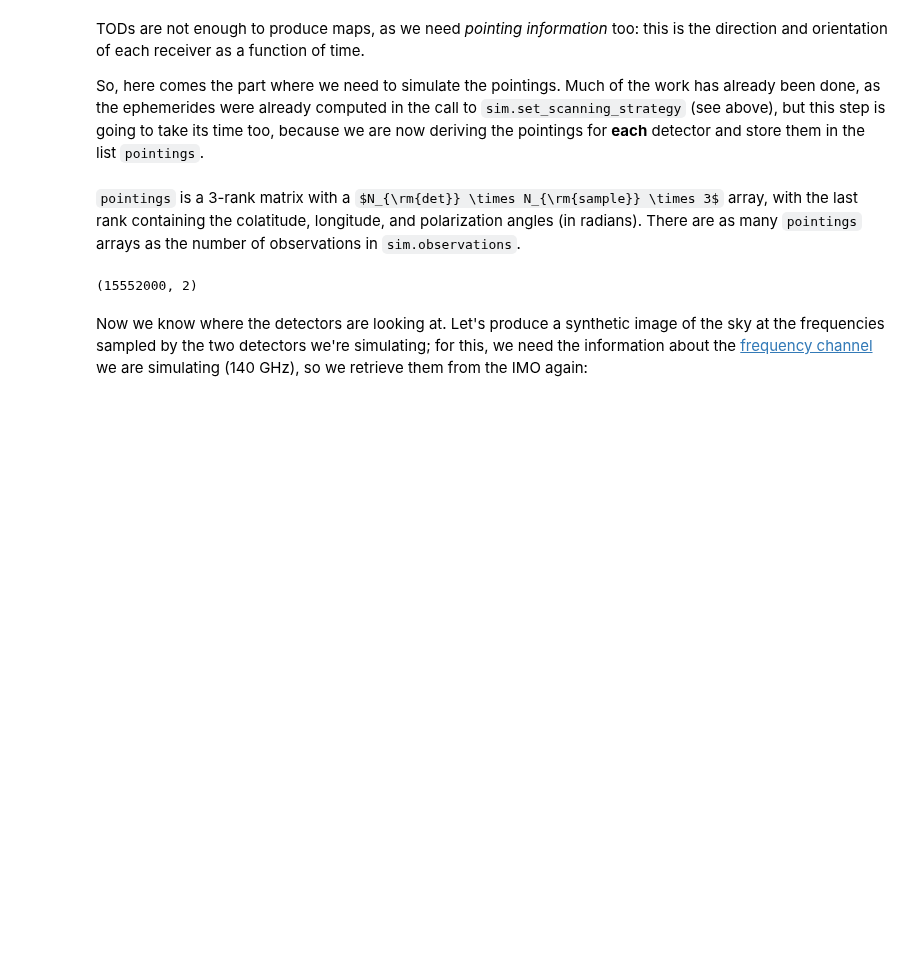
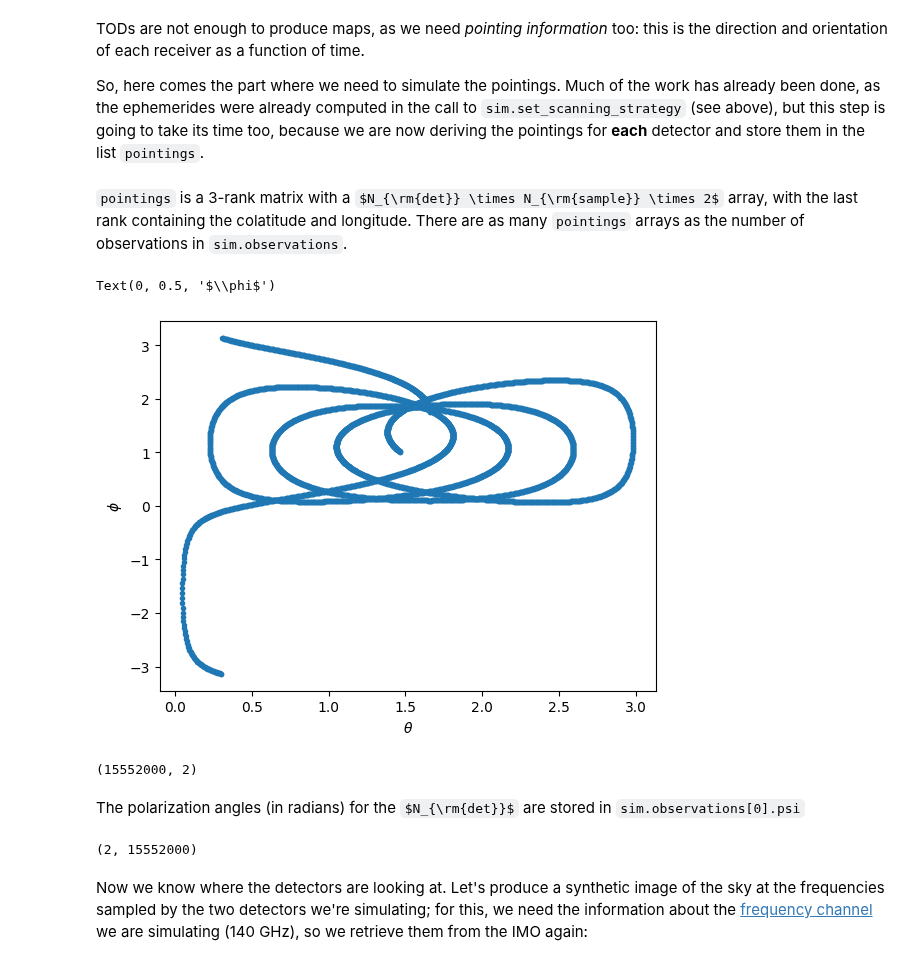
Before and after one commit to litebird/litebird_sim, a Jupyter notebook: notebooks/litebird_sim_example.ipynb, the cells around one changed output. Saved outputs shown, nothing was run; the diff lists cells and outputs as text; code cells hidden in the pictures; some formulas as TeX source; blank space fills up the shorter version.

```diff
--- a/notebooks/litebird_sim_example.ipynb
+++ b/notebooks/litebird_sim_example.ipynb
@@ -149,11 +149,24 @@ sim.compute_pointings()
 
 pointings = sim.observations[0].pointings
 # %% [markdown]
-`pointings` is a 3-rank matrix with a $N_{\rm{det}} \times N_{\rm{sample}} \times 3$ array, with the last rank containing the colatitude, longitude, and polarization angles (in radians). There are as many `pointings` arrays as the number of observations in `sim.observations`.
+`pointings` is a 3-rank matrix with a $N_{\rm{det}} \times N_{\rm{sample}} \times 2$ array, with the last rank containing the colatitude and longitude. There are as many `pointings` arrays as the number of observations in `sim.observations`.
+# %%
+plt.plot(sim.observations[0].pointings[0,:5000,0], sim.observations[0].pointings[0,:5000,1], '.')
+plt.xlabel(r'$\theta$')
+plt.ylabel(r'$\phi$')
+# %% [output]
+Text(0, 0.5, '$\\phi$')
+[figure, added]
 # %%
 pointings[0].shape
 # %% [output]
 (15552000, 2)
+# %% [markdown]
+The polarization angles (in radians) for the $N_{\rm{det}}$ are stored in `sim.observations[0].psi`
+# %%
+sim.observations[0].psi.shape
+# %% [output]
+(2, 15552000)
 # %% [markdown]
 Now we know where the detectors are looking at. Let's produce a synthetic image of the sky at the frequencies sampled by the two detectors we're simulating; for this, we need the information about the [frequency channel](https://litebird-sim.readthedocs.io/en/latest/detectors.html#detectors-channels-and-instruments) we are simulating (140 GHz), so we retrieve them from the IMO again:
 # %%
```
Also changed, not shown: parts of 6 cells of this notebook, 1 other file.
